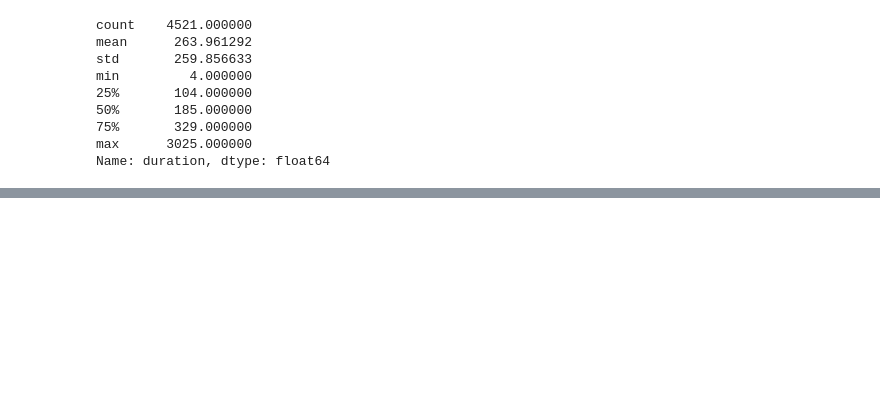
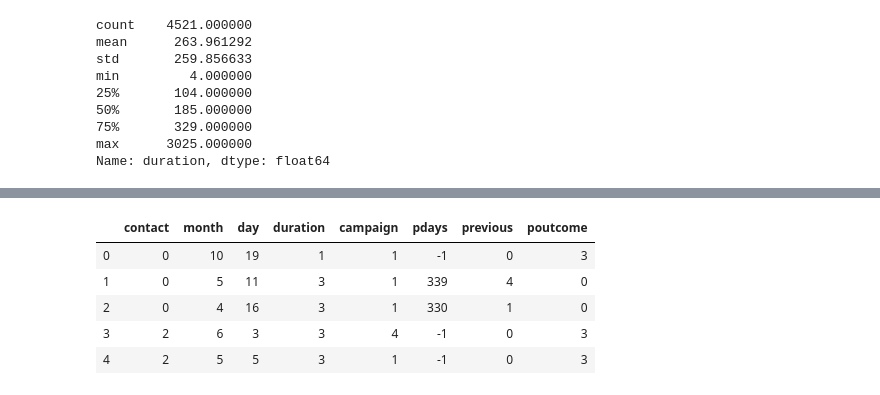
Before and after one commit to ThePhiri/datascienceAssessment, a Jupyter notebook: Assessment.ipynb, the cells around one changed output, grey strips where cells are left out. Saved outputs shown, nothing was run; the diff lists cells and outputs as text; code cells hidden in the pictures; blank space fills up the shorter version.

```diff
--- a/Assessment.ipynb
+++ b/Assessment.ipynb
@@ -289,0 +300,4 @@ a = sns.heatmap(corr, annot = True, fmt = ".2f")
+# %%
+le = LabelEncoder()
+marketing_df['contact'] = le.fit_transform(marketing_df['contact'])
+marketing_df['poutcome'] = le.fit_transform(marketing_df['poutcome'])
@@ -289,0 +315,6 @@ a = sns.heatmap(corr, annot = True, fmt = ".2f")
+# %%
+# converting datatype to int
+marketing_df['contact'] =marketing_df['contact'].astype(str).astype(int)
+marketing_df['month'] =marketing_df['month'].astype(str).astype(int)
+marketing_df['day'] =marketing_df['day'].astype(str).astype(int)
+marketing_df['poutcome'] =marketing_df['poutcome'].astype(str).astype(int)
@@ -289,0 +342,9 @@ a = sns.heatmap(corr, annot = True, fmt = ".2f")
+# %%
+marketing_df.head()
+# %% [output]
+|  | contact | month | day | duration | campaign | pdays | previous | poutcome |
+| 0 | 0 | 10 | 19 | 1 | 1 | -1 | 0 | 3 |
+| 1 | 0 | 5 | 11 | 3 | 1 | 339 | 4 | 0 |
+| 2 | 0 | 4 | 16 | 3 | 1 | 330 | 1 | 0 |
+| 3 | 2 | 6 | 3 | 3 | 4 | -1 | 0 | 3 |
+| 4 | 2 | 5 | 5 | 3 | 1 | -1 | 0 | 3 |
```
Also changed, not shown: parts of 32 cells of this notebook.
